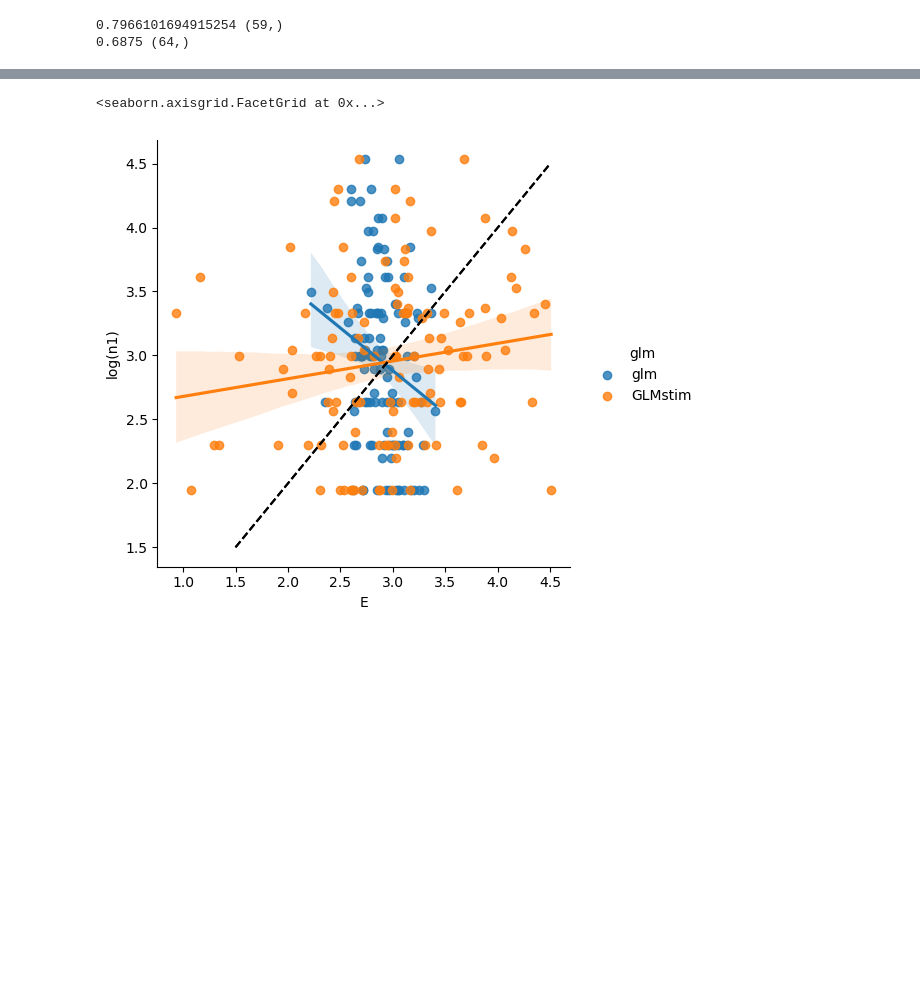
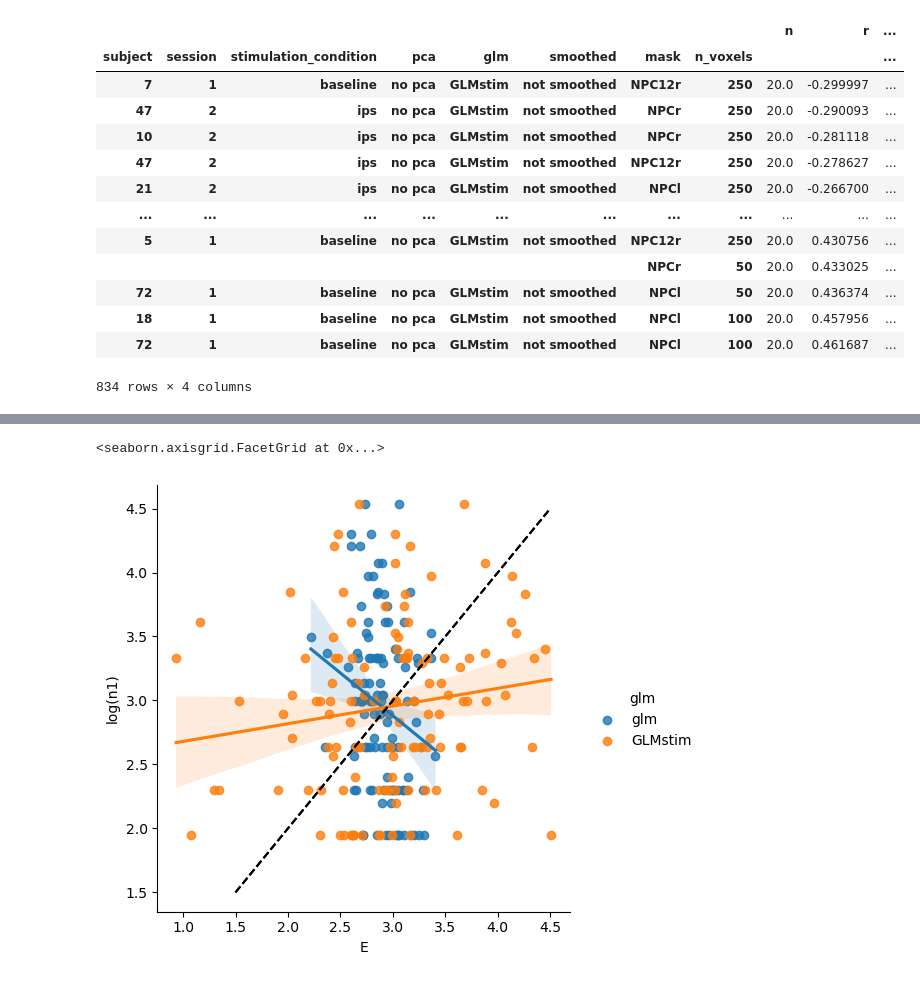
Before and after one commit to Gilles86/tms_risk, a Jupyter notebook: tms_risk/encoding_model/analyze_decoding.ipynb, the cells around one changed output, grey strips where cells are left out. Drawn from its saved outputs; the diff is of its cells as text; code cells hidden in the pictures; blank space fills up the shorter version.

```diff
--- a/tms_risk/encoding_model/analyze_decoding.ipynb
+++ b/tms_risk/encoding_model/analyze_decoding.ipynb
@@ -159,6 +99,0 @@ tmp[tmp['GLMstim'].isnull().any(1)]
-# %%
-print((r2.xs('not smoothed', 0, 'smoothed').xs(100, 0, 'n_voxels').xs('NPCr', 0, 'mask').xs('GLMstim', 0, 'glm')['r'] > 0.0).mean(), (r2.xs('not smoothed', 0, 'smoothed').xs(100, 0, 'n_voxels').xs('NPCr', 0, 'mask').xs('GLMstim', 0, 'glm')['r'] > 0.0).shape)
-print((r2.xs('not smoothed', 0, 'smoothed').xs(100, 0, 'n_voxels').xs('NPCr', 0, 'mask').xs('glm', 0, 'glm')['r'] > 0.0).mean(), (r2.xs('not smoothed', 0, 'smoothed').xs(100, 0, 'n_voxels').xs('NPCr', 0, 'mask').xs('glm', 0, 'glm')['r'] > 0.0).shape)
-# %% [output]
-0.7966101694915254 (59,)
-0.6875 (64,)
@@ -167,3 +100,20 @@ from IPython.display import display
+# %%
+r2.sort_values('r')
+# %% [output]
+|  |  |  |  |  |  |  |  | n | r | ... |
+| subject | session | stimulation_condition | pca | glm | smoothed | mask | n_voxels |  |  | ... |
+| 7 | 1 | baseline | no pca | GLMstim | not smoothed | NPC12r | 250 | 20.0 | -0.299997 | ... |
+| 47 | 2 | ips | no pca | GLMstim | not smoothed | NPCr | 250 | 20.0 | -0.290093 | ... |
+| 10 | 2 | ips | no pca | GLMstim | not smoothed | NPCr | 250 | 20.0 | -0.281118 | ... |
+| 47 | 2 | ips | no pca | GLMstim | not smoothed | NPC12r | 250 | 20.0 | -0.278627 | ... |
+| 21 | 2 | ips | no pca | GLMstim | not smoothed | NPCl | 250 | 20.0 | -0.266700 | ... |
+| ... | ... | ... | ... | ... | ... | ... | ... | ... | ... | ... |
+| 5 | 1 | baseline | no pca | GLMstim | not smoothed | NPC12r | 250 | 20.0 | 0.430756 | ... |
+|  |  |  |  |  |  | NPCr | 50 | 20.0 | 0.433025 | ... |
+| 72 | 1 | baseline | no pca | GLMstim | not smoothed | NPCl | 50 | 20.0 | 0.436374 | ... |
+| 18 | 1 | baseline | no pca | GLMstim | not smoothed | NPCl | 100 | 20.0 | 0.457956 | ... |
+| 72 | 1 | baseline | no pca | GLMstim | not smoothed | NPCl | 100 | 20.0 | 0.461687 | ... |
+834 rows × 4 columns
 # %%
 tmp = r2.xs('not smoothed', 0, 'smoothed').xs(100, 0, 'n_voxels').xs('NPCr', 0, 'mask')
 tmp = tmp['r'].unstack('glm')
```
Also changed, not shown: parts of 23 cells of this notebook, 9 other files.
